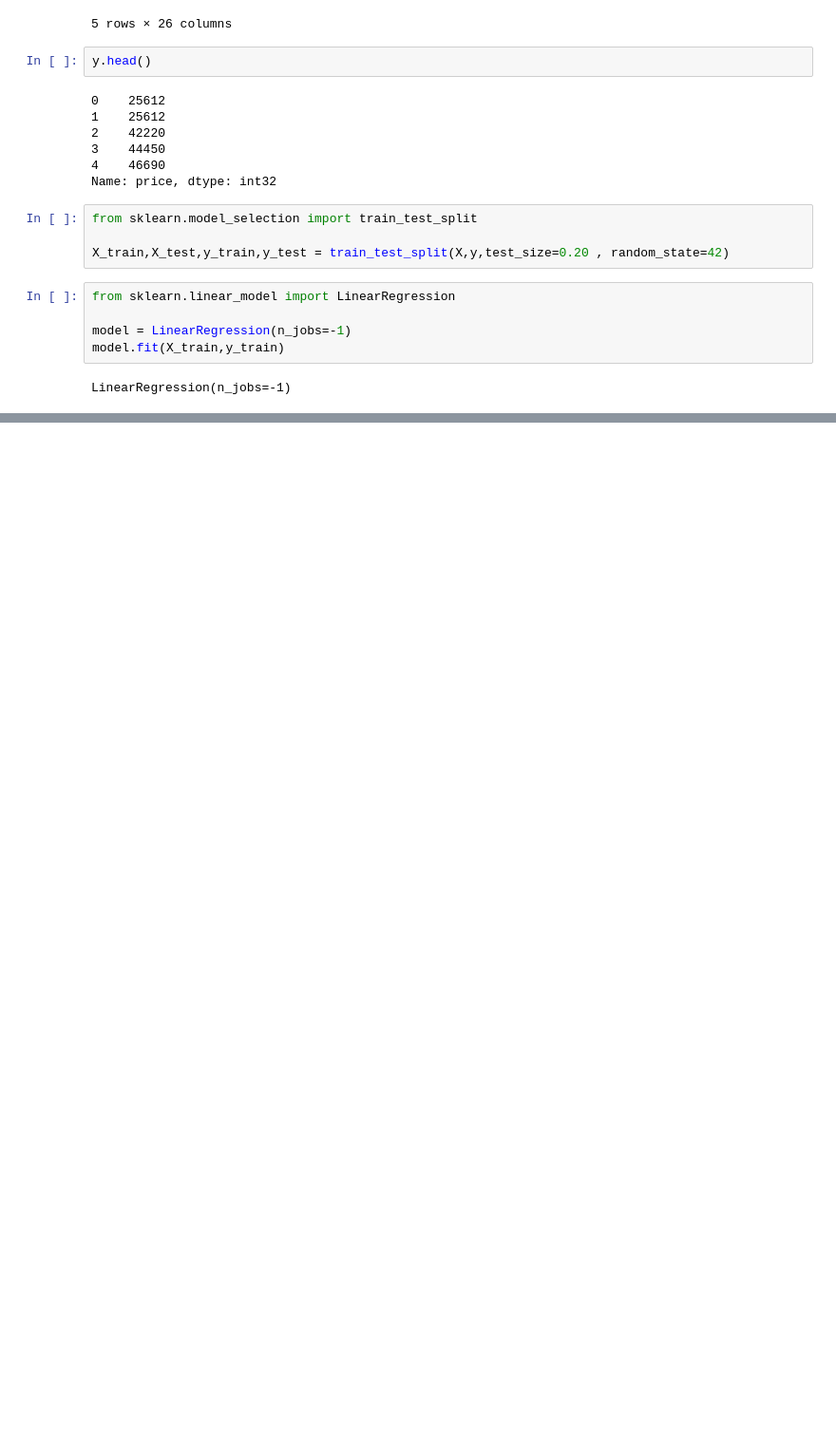
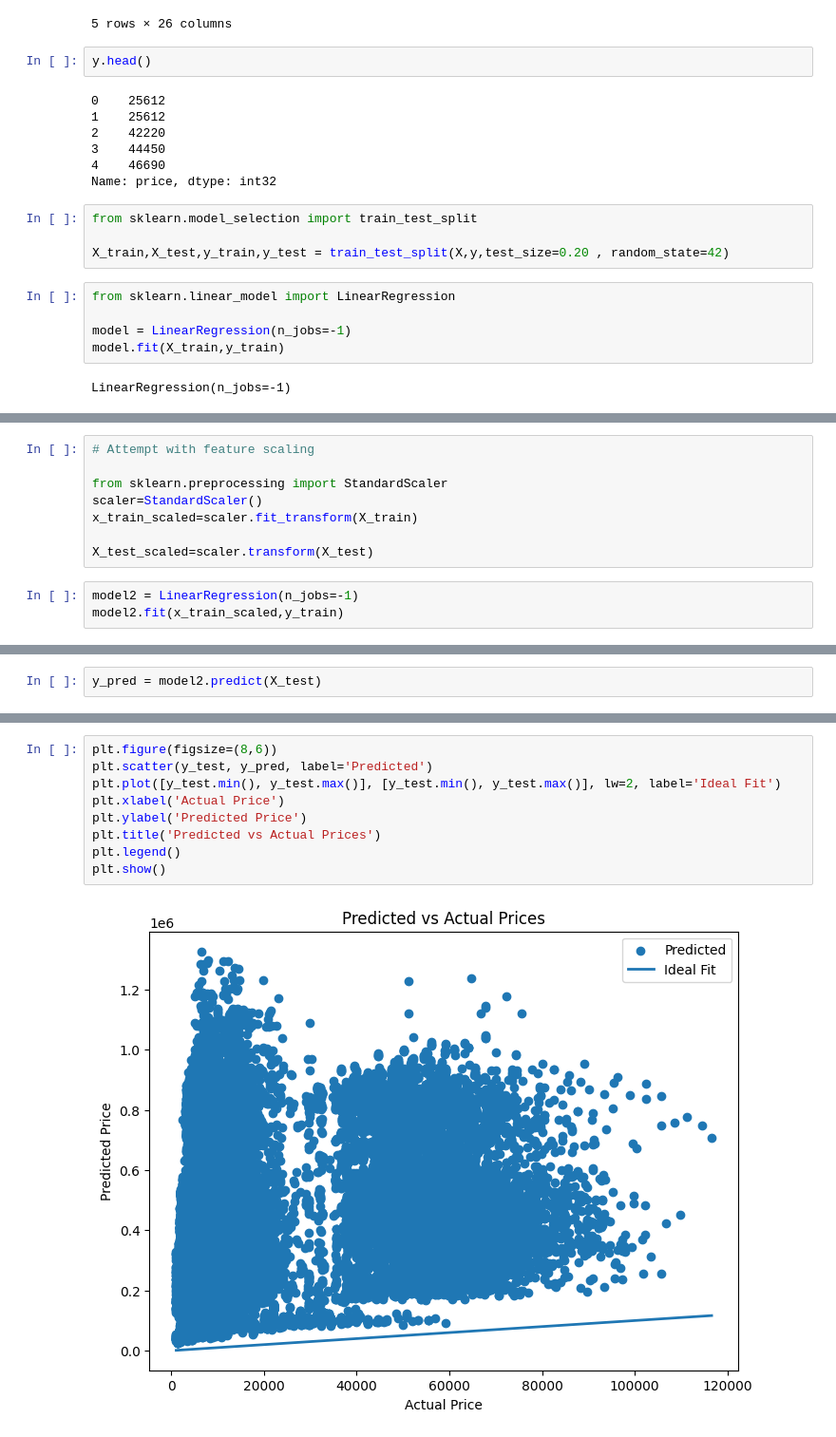
Before and after one commit to MBJ-2002/flight-price-prediction, a Jupyter notebook: linear-regression.ipynb, the cells around one changed output, grey strips where cells are left out. Shown at 95% size. Drawn from its saved outputs; the diff is of its cells as text; blank space fills up the shorter version.

```diff
--- a/linear-regression.ipynb
+++ b/linear-regression.ipynb
@@ -345,0 +348,11 @@ KeyboardInterrupt:
+# %%
+# Attempt with feature scaling
+
+from sklearn.preprocessing import StandardScaler
+scaler=StandardScaler()
+x_train_scaled=scaler.fit_transform(X_train)
+
+X_test_scaled=scaler.transform(X_test)
+# %%
+model2 = LinearRegression(n_jobs=-1)
+model2.fit(x_train_scaled,y_train)
@@ -345,0 +361,2 @@ KeyboardInterrupt:
+# %%
+y_pred = model2.predict(X_test)
@@ -345,0 +374,11 @@ KeyboardInterrupt:
+# %%
+plt.figure(figsize=(8,6))
+plt.scatter(y_test, y_pred, label='Predicted')
+plt.plot([y_test.min(), y_test.max()], [y_test.min(), y_test.max()], lw=2, label='Ideal Fit')
+plt.xlabel('Actual Price')
+plt.ylabel('Predicted Price')
+plt.title('Predicted vs Actual Prices')
+plt.legend()
+plt.show()
+# %% [output]
+[figure, added]
```
Also changed, not shown: parts of 6 cells of this notebook.
